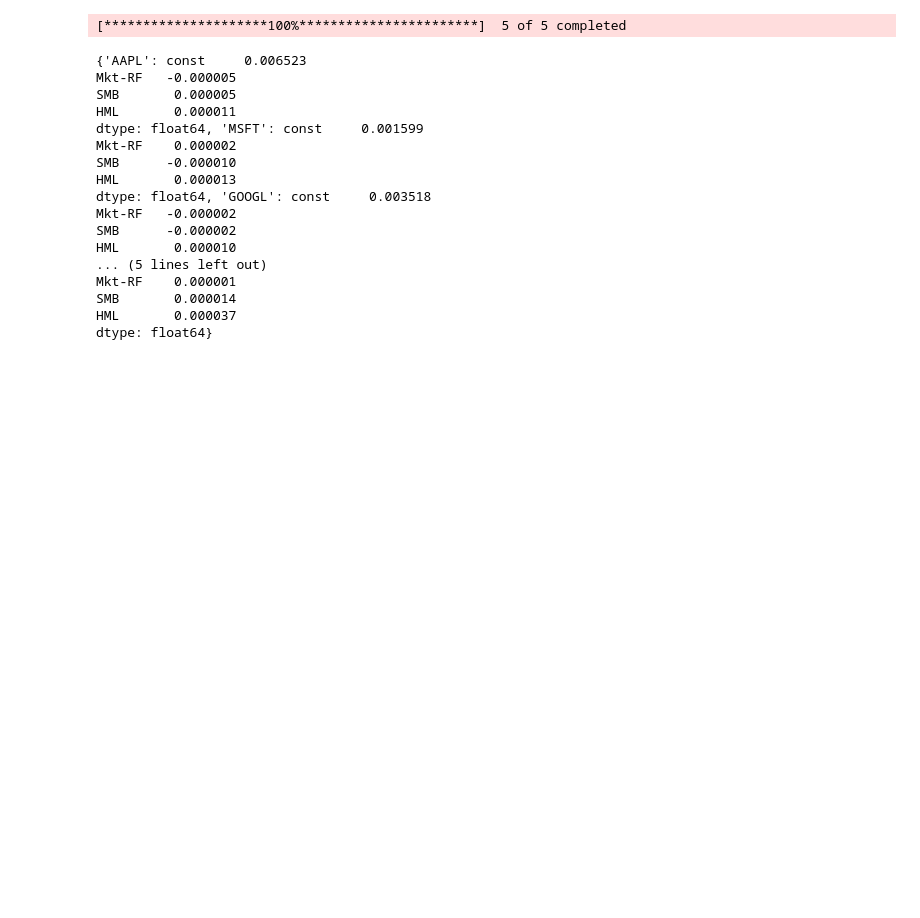
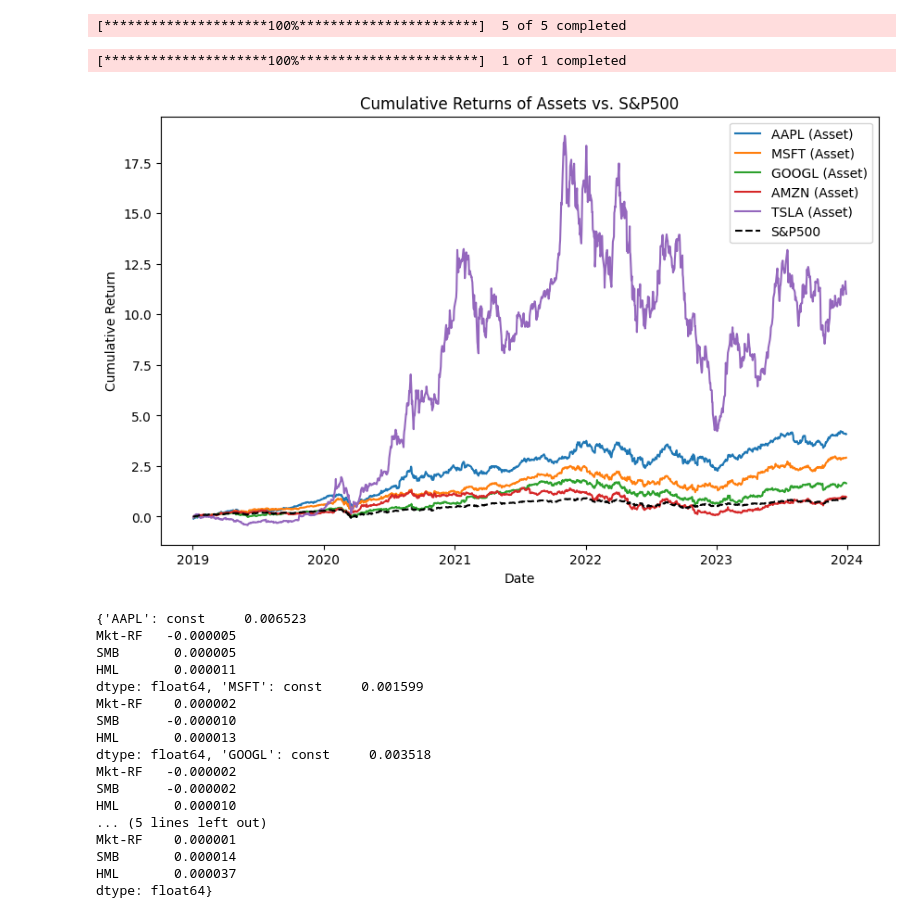
Before and after one commit to rcorreaa/Quantitative-Finance-Project, a Jupyter notebook: bl.ipynb, the cells around one changed output. Saved outputs shown, nothing was run; the diff lists cells and outputs as text; code cells hidden in the pictures; blank space fills up the shorter version.

```diff
--- a/bl.ipynb
+++ b/bl.ipynb
@@ -29,4 +29,28 @@ else:
     pass
 # %% [output]
 [*********************100%***********************]  5 of 5 completed
+# %%
+# Adding the S&P500 ticker
+sp500_data = yf.download('^GSPC', start='2019-01-01', end='2024-01-01')['Adj Close']
+
+# Calculating daily returns for the S&P500
+sp500_returns = sp500_data.pct_change().dropna()
+
+# Calculating cumulative returns
+cumulative_returns = (1 + returns).cumprod() - 1  # Cumulative returns for the assets
+cumulative_sp500 = (1 + sp500_returns).cumprod() - 1  # Cumulative return for the S&P500
+
+# Plotting cumulative returns
+plt.figure(figsize=(10, 6))
+for ticker in tickers:
+    plt.plot(cumulative_returns[ticker], label=f'{ticker} (Asset)')
+plt.plot(cumulative_sp500, label='S&P500', linestyle='--', color='black')
+plt.title('Cumulative Returns of Assets vs. S&P500')
+plt.xlabel('Date')
+plt.ylabel('Cumulative Return')
+plt.legend()
+plt.show()
+# %% [output]
+[*********************100%***********************]  1 of 1 completed
+[figure, added]
 # %%
```
Also changed, not shown: parts of 4 cells of this notebook.
